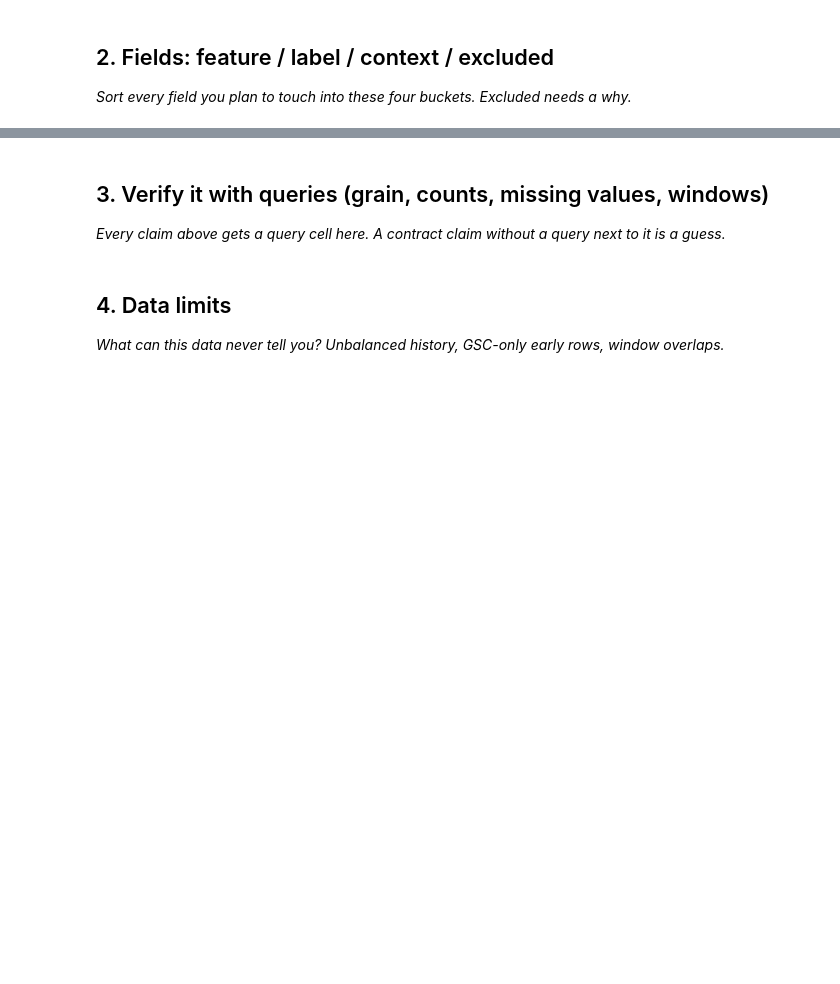
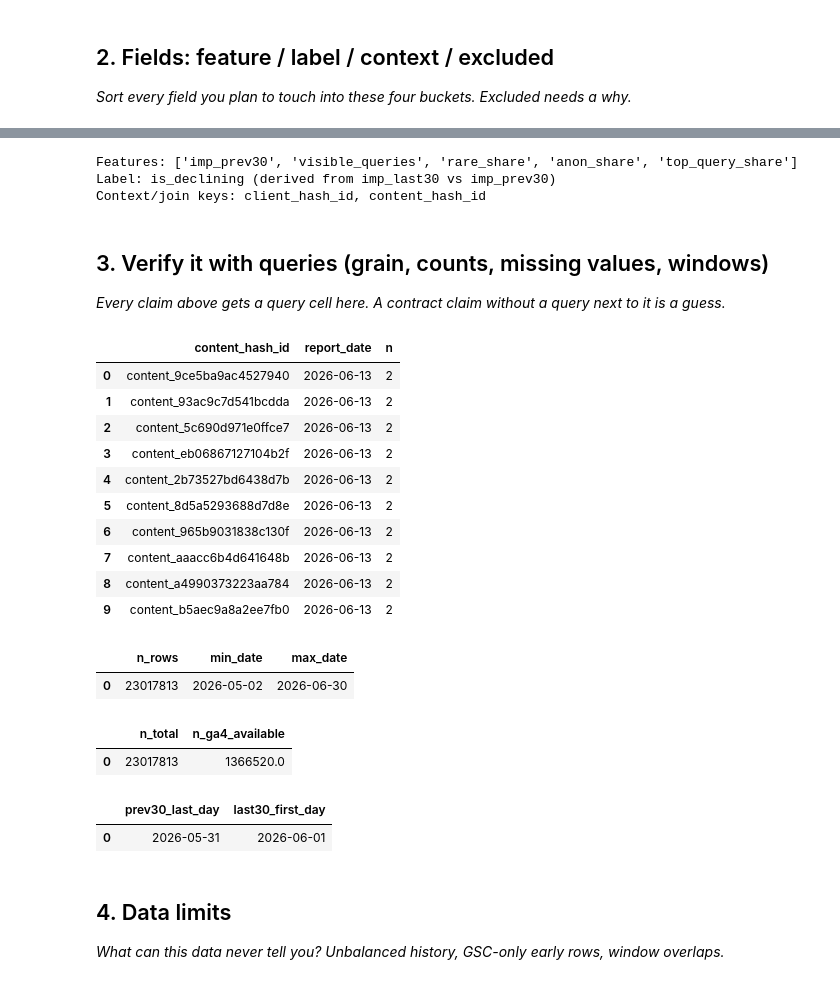
Before and after one commit to saadar2846/flyrank_ml_internship, a Jupyter notebook: work/notebooks/w03_data_contract.ipynb, the cells around one changed output, grey strips where cells are left out. Drawn from its saved outputs; the diff is of its cells as text; code cells hidden in the pictures; blank space fills up the shorter version.

```diff
--- a/work/notebooks/w03_data_contract.ipynb
+++ b/work/notebooks/w03_data_contract.ipynb
@@ -20,13 +102,75 @@ This skeleton is yours to fill. Work the sections **in order** — each one has
 # %%
 # This cell is for CODE (numbers, a query, a check).
 # Write your text answer in the cell ABOVE this one — typing sentences here breaks Run All.
+feature_cols = ['imp_prev30', 'visible_queries', 'rare_share', 'anon_share', 'top_query_share']
+print("Features:", feature_cols)
+print("Label: is_declining (derived from imp_last30 vs imp_prev30)")
+print("Context/join keys: client_hash_id, content_hash_id")
+# %% [output]
+Features: ['imp_prev30', 'visible_queries', 'rare_share', 'anon_share', 'top_query_share']
+Label: is_declining (derived from imp_last30 vs imp_prev30)
+Context/join keys: client_hash_id, content_hash_id
 # %% [markdown]
 ## 3. Verify it with queries (grain, counts, missing values, windows)
 
 *Every claim above gets a query cell here. A contract claim without a query next to it is a guess.*
+# %%
+grain_check = con.sql(f"""
+    SELECT content_hash_id, report_date, COUNT(*) AS n
+    FROM {TABLES['fact_daily']}
+    WHERE report_date > (SELECT MAX(report_date) FROM {TABLES['fact_daily']}) - INTERVAL 60 DAY
+    GROUP BY 1, 2
+    HAVING COUNT(*) > 1
+    LIMIT 10
+""").df()
+grain_check  # empty = confirmed: one row per content item per day
+# %% [output]
+|  | content_hash_id | report_date | n |
+| 0 | content_9ce5ba9ac4527940 | 2026-06-13 | 2 |
+| 1 | content_93ac9c7d541bcdda | 2026-06-13 | 2 |
+| 2 | content_5c690d971e0ffce7 | 2026-06-13 | 2 |
+| 3 | content_eb06867127104b2f | 2026-06-13 | 2 |
+| 4 | content_2b73527bd6438d7b | 2026-06-13 | 2 |
+| 5 | content_8d5a5293688d7d8e | 2026-06-13 | 2 |
+| 6 | content_965b9031838c130f | 2026-06-13 | 2 |
+| 7 | content_aaacc6b4d641648b | 2026-06-13 | 2 |
+| 8 | content_a4990373223aa784 | 2026-06-13 | 2 |
+| 9 | content_b5aec9a8a2ee7fb0 | 2026-06-13 | 2 |
+# %%
+span = con.sql(f"""
+    SELECT COUNT(*) AS n_rows, MIN(report_date) AS min_date, MAX(report_date) AS max_date
+    FROM {TABLES['fact_daily']}
+    WHERE report_date > (SELECT MAX(report_date) FROM {TABLES['fact_daily']}) - INTERVAL 60 DAY
+""").df()
+span
+# %% [output]
+|  | n_rows | min_date | max_date |
+| 0 | 23017813 | 2026-05-02 | 2026-06-30 |
+# %%
+avail = con.sql(f"""
+    SELECT COUNT(*) AS n_total,
+           SUM(CASE WHEN ga4_data_available IS TRUE THEN 1 ELSE 0 END) AS n_ga4_available
+    FROM {TABLES['fact_daily']}
+    WHERE report_date > (SELECT MAX(report_date) FROM {TABLES['fact_daily']}) - INTERVAL 60 DAY
+""").df()
+avail
+# %% [output]
+|  | n_total | n_ga4_available |
+| 0 | 23017813 | 1366520.0 |
 # %%
 # This cell is for CODE (numbers, a query, a check).
 # Write your text answer in the cell ABOVE this one — typing sentences here breaks Run All.
+window_check = con.sql(f"""
+    WITH bounds AS (SELECT MAX(report_date) AS end_d FROM {TABLES['fact_daily']})
+    SELECT
+        MAX(CASE WHEN report_date <= b.end_d - INTERVAL 30 DAY THEN report_date END) AS prev30_last_day,
+        MIN(CASE WHEN report_date >  b.end_d - INTERVAL 30 DAY THEN report_date END) AS last30_first_day
+    FROM {TABLES['fact_daily']} f, bounds b
+""").df()
+window_check  # confirms prev30 truly ends before last30 begins -- no overlap
+# %% [output]
+|  | prev30_last_day | last30_first_day |
+| 0 | 2026-05-31 | 2026-06-01 |
 # %% [markdown]
 ## 4. Data limits
 
```
Also changed, not shown: parts of 7 cells of this notebook.
